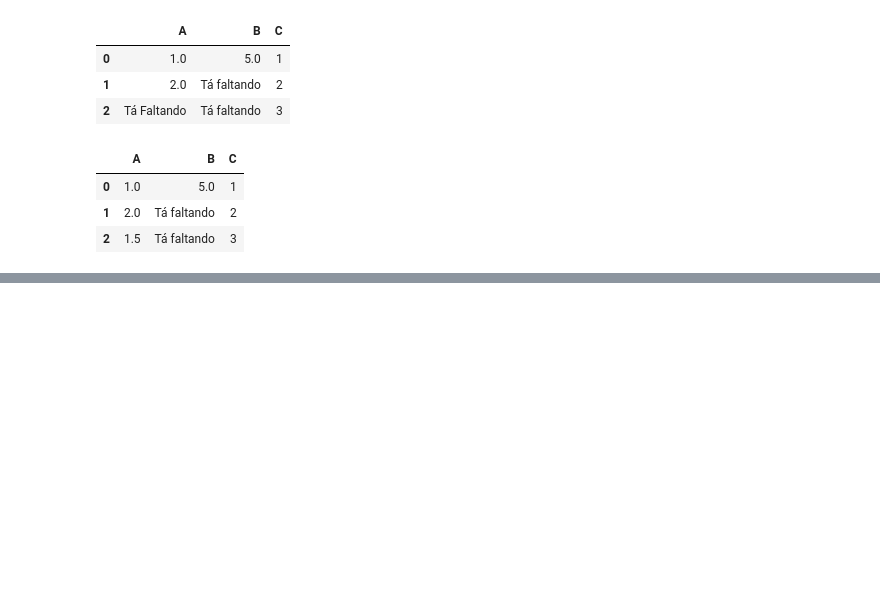
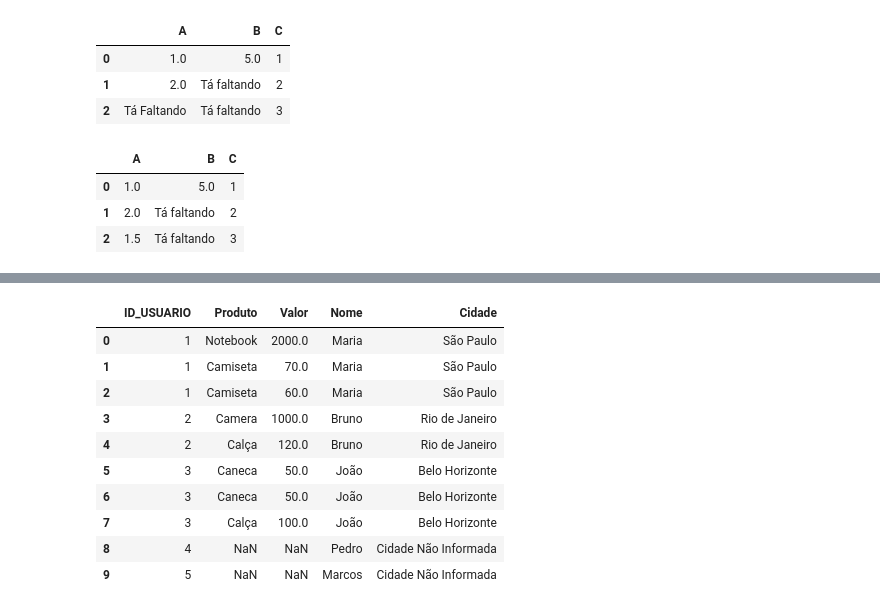
Before and after one commit to thiagolir4/Python_para_analise_de_dados_materia4_DNC, a Jupyter notebook: Python_para_analise_de_dados_materia4_DNC.ipynb, the cells around one changed output, grey strips where cells are left out. Drawn from its saved outputs; the diff is of its cells as text; code cells hidden in the pictures; blank space fills up the shorter version.

Commit message:
Estudando mais algumas funções em pandas

```diff
--- a/Python_para_analise_de_dados_materia4_DNC.ipynb
+++ b/Python_para_analise_de_dados_materia4_DNC.ipynb
@@ -649,0 +723,22 @@ df.fillna({"A": df['A'].mean(), "B": "Tá faltando"})
+# %%
+import pandas as pd
+import numpy as np
+
+# Criando os dataframes
+
+usuarios_df = pd.DataFrame({
+"ID_USUARIO": [1, 2, 3],
+'Nome': ['Maria', 'Bruno', 'João'],
+'Cidade': ['São Paulo', 'Rio de Janeiro', 'Belo Horizonte']
+})
+
+compras_df = pd.DataFrame({
+    "ID_USUARIO": [1,2,1,1,3,3,2,3],
+    "Produto": ["Notebook", "Camera", "Camiseta","Camiseta", "Caneca", "Caneca", "Calça", "Calça"],
+    "Valor": [2000,1000,70,60,50,50,120,100]
+})
+
+novos_usuarios_df = pd.DataFrame({
+'ID_USUARIO': [4, 5],
+'Nome': ['Pedro', 'Marcos']
+})
@@ -649,0 +770,3 @@ df.fillna({"A": df['A'].mean(), "B": "Tá faltando"})
+# %%
+#unindo as df usuarios e novos_usuarios
+usuarios_geral = pd.concat([usuarios_df, novos_usuarios_df])
@@ -649,0 +792,3 @@ df.fillna({"A": df['A'].mean(), "B": "Tá faltando"})
+# %%
+#para alocar isso no usuario final, devemos utilizar o argumento inplace = True no final
+usuarios_geral.fillna({"Cidade": "Cidade Não Informada"}, inplace=True)
@@ -649,0 +823,14 @@ df.fillna({"A": df['A'].mean(), "B": "Tá faltando"})
+# %%
+compras_df.merge(usuarios_geral, how="right", on="ID_USUARIO" )
+# %% [output]
+|  | ID_USUARIO | Produto | Valor | Nome | Cidade |
+| 0 | 1 | Notebook | 2000.0 | Maria | São Paulo |
+| 1 | 1 | Camiseta | 70.0 | Maria | São Paulo |
+| 2 | 1 | Camiseta | 60.0 | Maria | São Paulo |
+| 3 | 2 | Camera | 1000.0 | Bruno | Rio de Janeiro |
+| 4 | 2 | Calça | 120.0 | Bruno | Rio de Janeiro |
+| 5 | 3 | Caneca | 50.0 | João | Belo Horizonte |
+| 6 | 3 | Caneca | 50.0 | João | Belo Horizonte |
+| 7 | 3 | Calça | 100.0 | João | Belo Horizonte |
+| 8 | 4 | NaN | NaN | Pedro | Cidade Não Informada |
+| 9 | 5 | NaN | NaN | Marcos | Cidade Não Informada |
```
Also changed, not shown: parts of 37 cells of this notebook.
